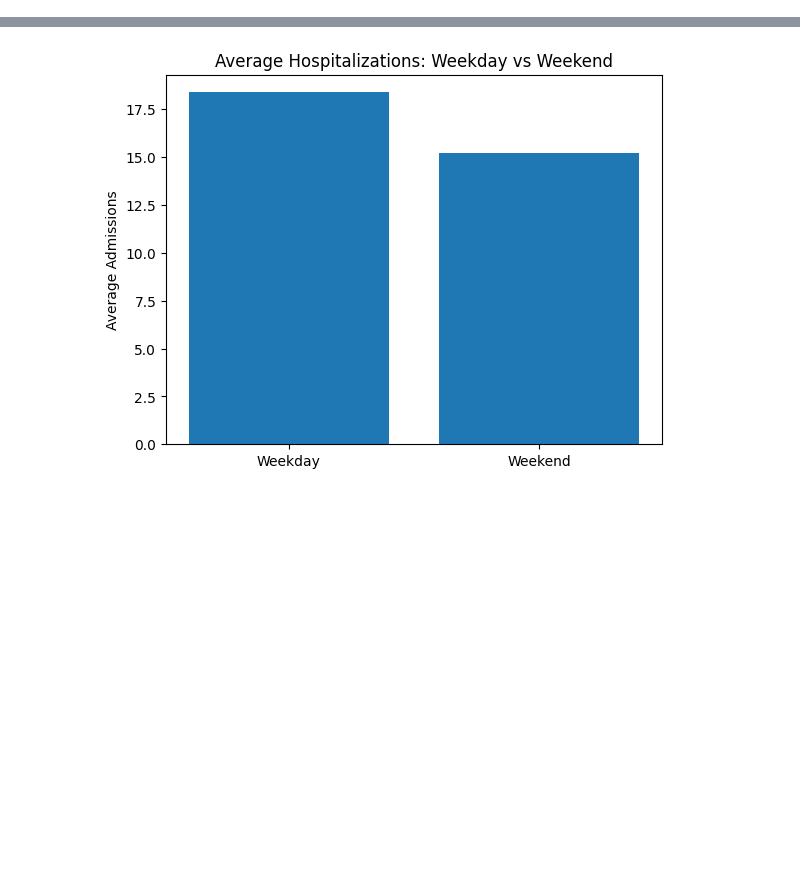
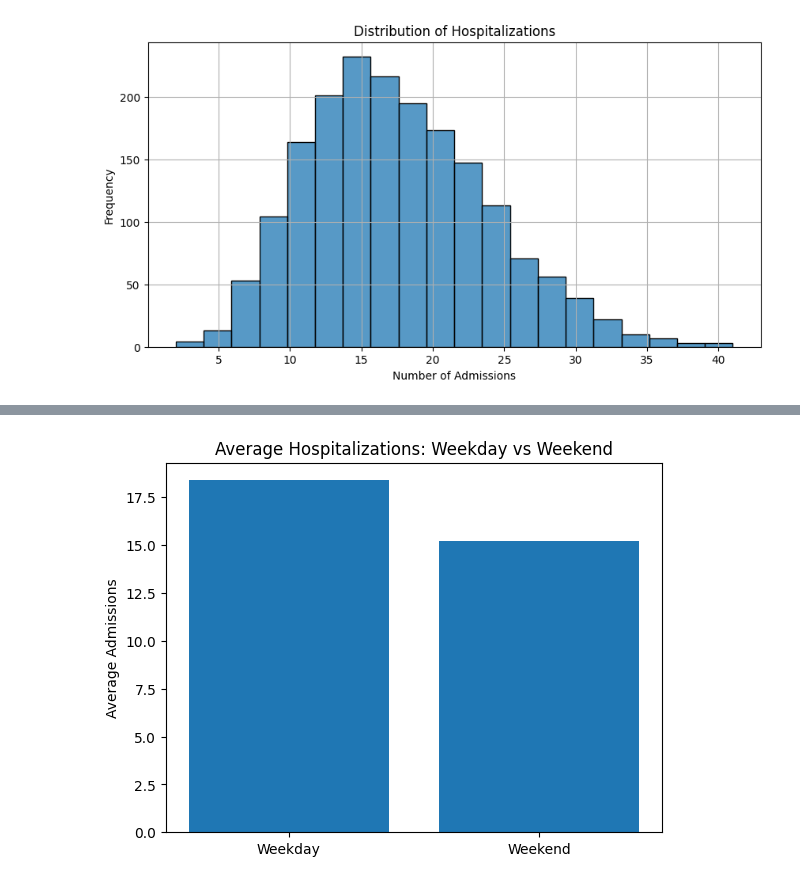
Before and after one commit to Oak10/hospital-adm-pw-rel, a Jupyter notebook: minas_gerais/belo_horizonte/station_centro/0_centro_data_group_all_GRIPE.ipynb, the cells around one changed output, grey strips where cells are left out. Drawn from its saved outputs; the diff is of its cells as text; code cells hidden in the pictures; blank space fills up the shorter version.

```diff
--- a/minas_gerais/belo_horizonte/0.4.4_data_group_all_air_centro_GRIPE.ipynb
+++ b/minas_gerais/belo_horizonte/station_centro/0_centro_data_group_all_GRIPE.ipynb
@@ -227,0 +260,10 @@ plt.show()
+# %%
+plt.figure(figsize=(10, 5))
+sns.histplot(df_weather_hospital_adm_air_qual['NUMBER_INT'], bins=20)
+plt.title('Distribution of Hospitalizations')
+plt.xlabel('Number of Admissions')
+plt.ylabel('Frequency')
+plt.grid(True)
+plt.show()
+# %% [output]
+[figure, added]
```
Also changed, not shown: parts of 58 cells of this notebook, 21 other files.
